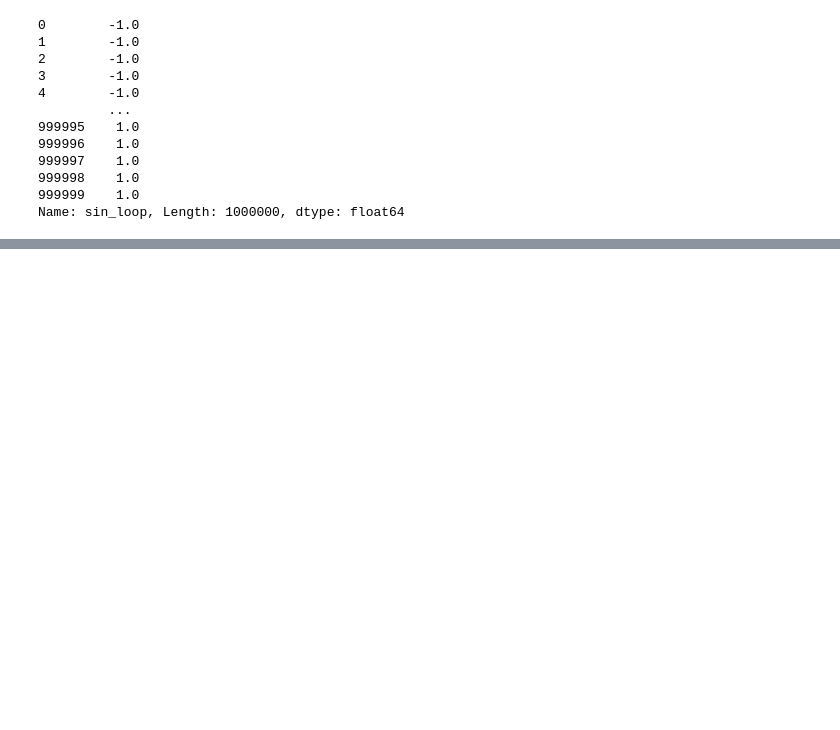
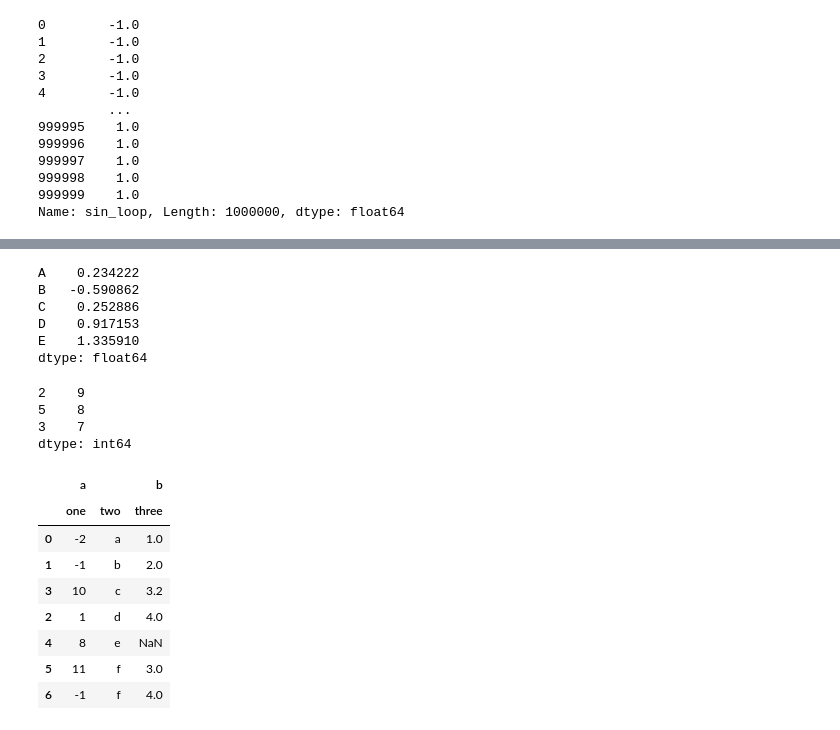
Before and after one commit to Patotricks15/pandas_documentation_study, a Jupyter notebook: essential_functionality.ipynb, the cells around one changed output, grey strips where cells are left out. Cells and saved outputs as stored; diff of their text form; code cells hidden in the pictures; blank space fills up the shorter version.

```diff
--- a/essential_functionality.ipynb
+++ b/essential_functionality.ipynb
@@ -163,0 +413,42 @@ Name: sin_loop, Length: 1000000, dtype: float64
+# %%
+s.rename(str.upper)
+# %% [output]
+A    0.234222
+B   -0.590862
+C    0.252886
+D    0.917153
+E    1.335910
+dtype: float64
+# %%
+s = pd.Series(np.random.permutation(10))
+s.nsmallest(3)
+s.nlargest(3)
+# %% [output]
+2    9
+5    8
+3    7
+dtype: int64
+# %%
+df1 = pd.DataFrame(
+    {
+        "a": [-2, -1, 1, 10, 8, 11, -1],
+        "b": list("abdceff"),
+        "c": [1.0, 2.0, 4.0, 3.2, np.nan, 3.0, 4.0],
+    }
+)
+df1.columns = pd.MultiIndex.from_tuples(
+    [("a", "one"), ("a", "two"), ("b", "three")]
+)
+
+
+df1.sort_values(by=("a", "two"))
+# %% [output]
+|  | a |  | b |
+|  | one | two | three |
+| 0 | -2 | a | 1.0 |
+| 1 | -1 | b | 2.0 |
+| 3 | 10 | c | 3.2 |
+| 2 | 1 | d | 4.0 |
+| 4 | 8 | e | NaN |
+| 5 | 11 | f | 3.0 |
+| 6 | -1 | f | 4.0 |
```
Also changed, not shown: parts of 29 cells of this notebook.
